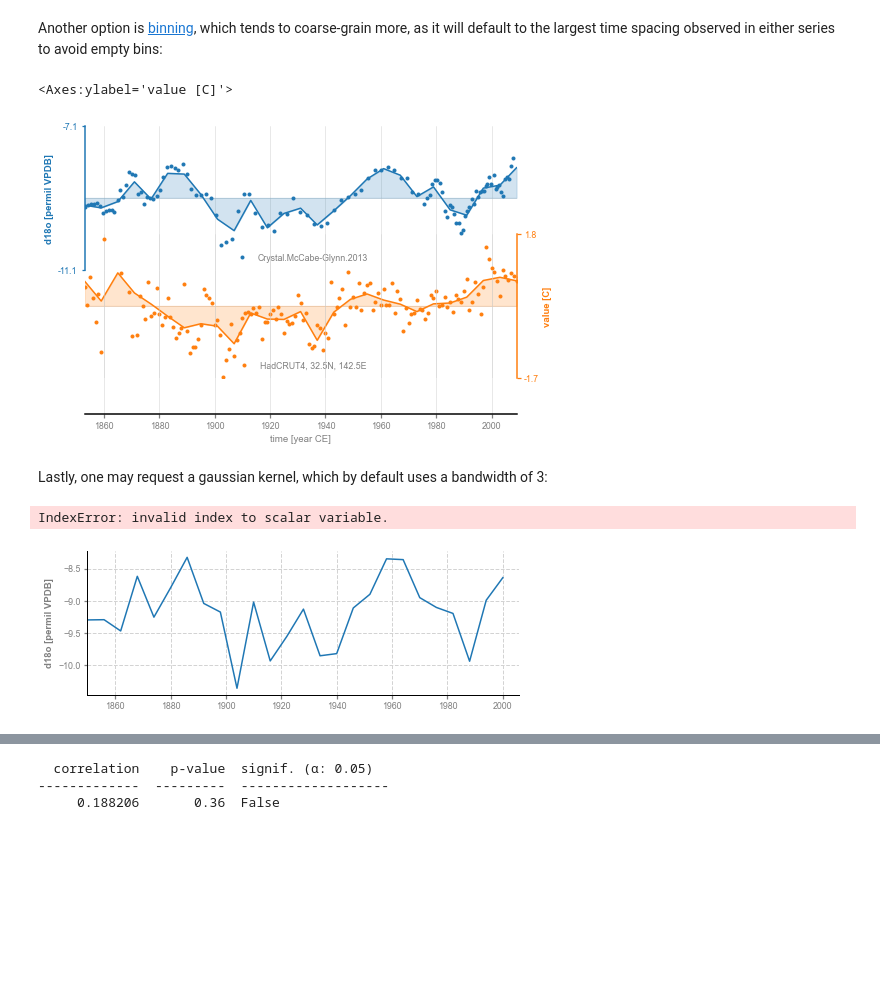
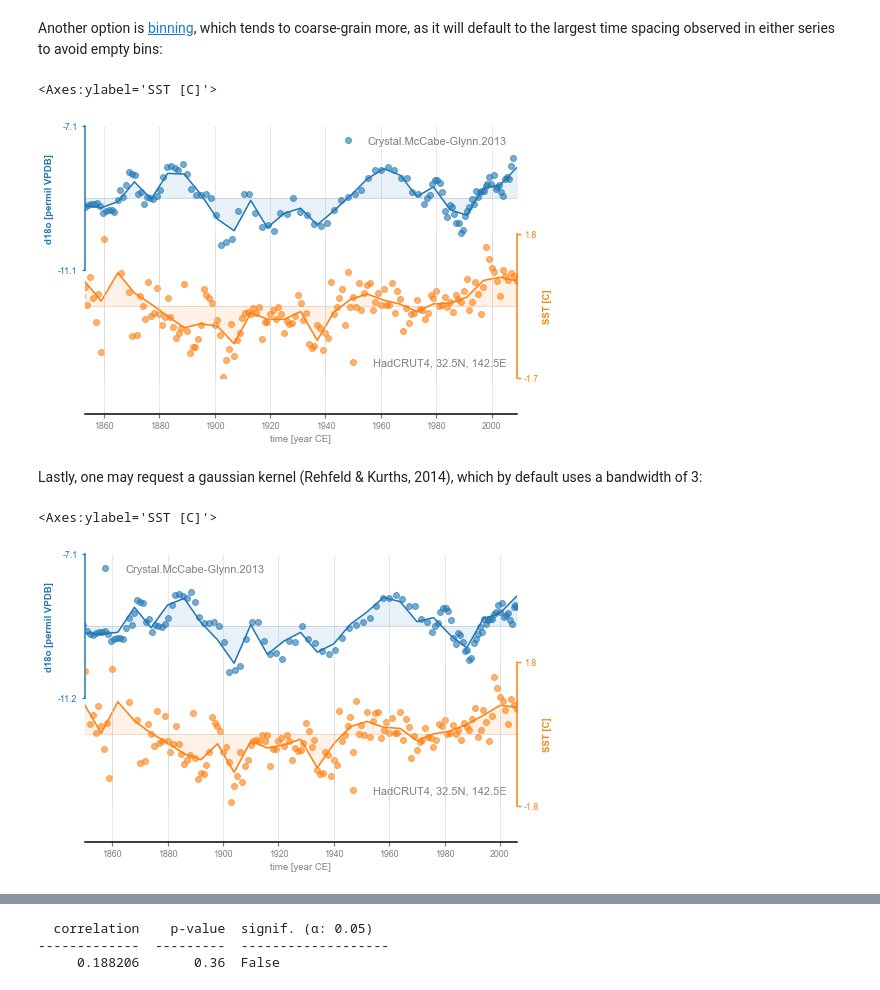
Before and after one commit to LinkedEarth/PyleoclimPaper, a Jupyter notebook: CrystalCorrelations/CrystalCorrelations.ipynb, the cells around one changed output, grey strips where cells are left out. Saved outputs shown, nothing was run; the diff lists cells and outputs as text; code cells hidden in the pictures; blank space fills up the shorter version.

```diff
--- a/CrystalCorrelations/CrystalCorrelations.ipynb
+++ b/CrystalCorrelations/CrystalCorrelations.ipynb
@@ -180,7 +179,7 @@ Notice the coverage gaps in the 1860s. This, and the fact that the Crystal Cave
 # %%
 stts = pyleo.Series(time=st_annual.coords['year'].values,
                     time_unit ='year CE',
-                    value=st_annual.values,
+                    value=st_annual.values, value_name='SST',
                     value_unit = 'C', label='HadCRUT4, 32.5N, 142.5E')
 # %% [markdown]
 Now we can compute correlations with the Crystal Cave record.
@@ -344,19 +343,19 @@ stts.plot(ax=ax[1],marker='.',linestyle='',color='C1',xlabel='')
 Another option is [binning](https://pyleoclim-util.readthedocs.io/en/latest/utils/introduction.html#pyleoclim.utils.tsutils.bin), which tends to coarse-grain more, as it will default to the largest time spacing observed in either series to avoid empty bins:
 # %%
 msb = ms.common_time(method='bin')
-fig, ax = msb.stackplot(labels=None)
-cc.plot(ax=ax[0],marker='.',linestyle='',xlabel='')
-stts.plot(ax=ax[1],marker='.',linestyle='',color='C1',xlabel='')
+fig, ax = msb.stackplot(labels=None, fill_between_alpha=0.1)
+cc.plot(ax=ax[0],marker='o',linestyle='',xlabel='',alpha=0.6)
+stts.plot(ax=ax[1],marker='o',linestyle='',color='C1',xlabel='', alpha=0.6)
 # %% [output]
-<Axes:ylabel='value [C]'>
+<Axes:ylabel='SST [C]'>
-[figure, old version]
+[figure, new version]
 # %% [markdown]
-Lastly, one may request a gaussian kernel, which by default uses a bandwidth of 3:
+Lastly, one may request a gaussian kernel (Rehfeld & Kurths, 2014), which by default uses a bandwidth of 3:
 # %%
-msg = ms.common_time(method='gkernel',h=1)
-fig, ax = msg.stackplot(labels=None)
-cc.plot(ax=ax[0],marker='.',linestyle='',xlabel='')
-stts.plot(ax=ax[1],marker='.',linestyle='',color='C1',xlabel='')
+msg = ms.common_time(method='gkernel')
+fig, ax = msg.stackplot(labels=None, fill_between_alpha=0.1)
+cc.plot(ax=ax[0],marker='o',linestyle='',xlabel='',alpha=0.6)
+stts.plot(ax=ax[1],marker='o',linestyle='',color='C1',xlabel='', alpha=0.6)
 # %% [output]
-IndexError: invalid index to scalar variable.
+<Axes:ylabel='SST [C]'>
-[figure, old version]
+[figure, new version]
```
Also changed, not shown: parts of 20 cells of this notebook.
